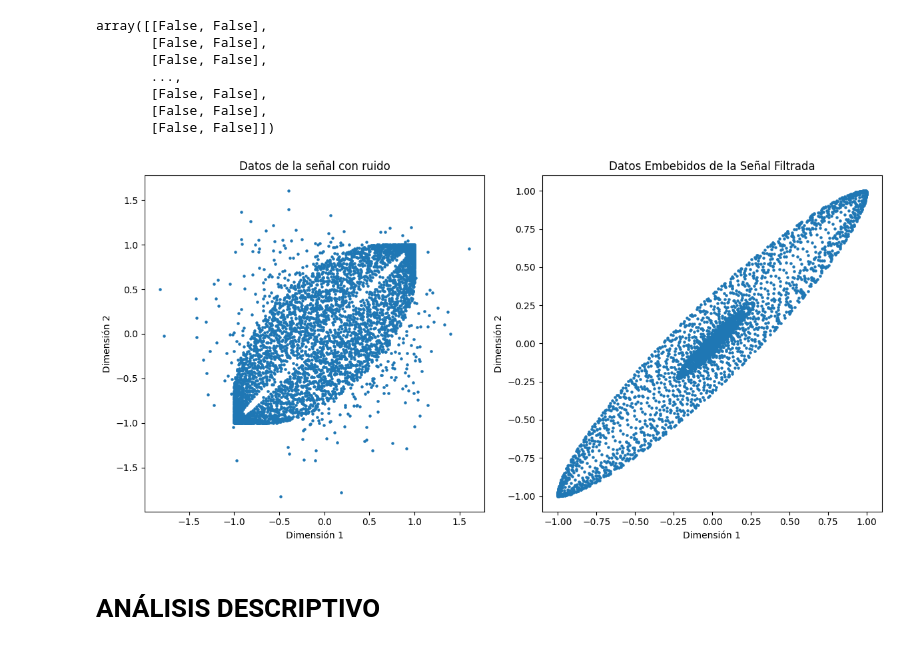
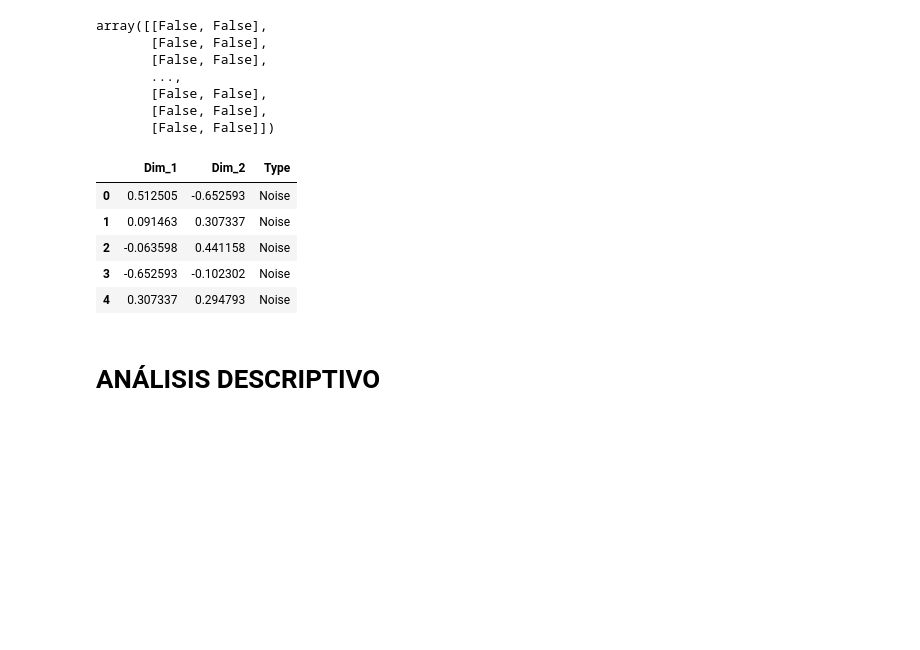
Before and after one commit to IvanAOrtiz/RETO_OndasGravitacionales, a Jupyter notebook: RetoTOPO.ipynb, the cells around one changed output. Saved outputs shown, nothing was run; the diff lists cells and outputs as text; code cells hidden in the pictures; blank space fills up the shorter version.

```diff
--- a/RetoTOPO.ipynb
+++ b/RetoTOPO.ipynb
@@ -164,23 +164,3 @@ array([[False, False],
        [False, False],
        [False, False],
        [False, False]])
-# %%
-# Graficar los datos embebidos del ruido y la señal filtrada por separado
-plt.figure(figsize=(12, 6))
-
-plt.subplot(1, 2, 1)
-plt.scatter(embedded_noise[:, 0], embedded_noise[:, 1], s=5)
-plt.title('Datos de la señal con ruido')
-plt.xlabel('Dimensión 1')
-plt.ylabel('Dimensión 2')
-
-plt.subplot(1, 2, 2)
-plt.scatter(embedded_filtered_signal[:, 0], embedded_filtered_signal[:, 1], s=5)
-plt.title('Datos Embebidos de la Señal Filtrada')
-plt.xlabel('Dimensión 1')
-plt.ylabel('Dimensión 2')
-
-plt.tight_layout()
-plt.show()
-# %% [output]
-[figure, removed]
@@ -187,2 +171,24 @@ plt.show()
+# %%
+import pandas as pd
+import matplotlib.pyplot as plt
+import seaborn as sns
+from scipy.stats import chi2_contingency
+
+# Crear DataFrames para señales embebidas
+df_embedded_noise = pd.DataFrame(embedded_noise, columns=[f'Dim_{i+1}' for i in range(embedded_noise.shape[1])])
+df_embedded_filtered = pd.DataFrame(embedded_filtered_signal, columns=[f'Dim_{i+1}' for i in range(embedded_filtered_signal.shape[1])])
+
+# Añadir etiquetas
+df_embedded_noise['Type'] = 'Noise'
+df_embedded_filtered['Type'] = 'Filtered'
+df_combined = pd.concat([df_embedded_noise, df_embedded_filtered])
+df_combined.head()
+# %% [output]
+|  | Dim_1 | Dim_2 | Type |
+| 0 | 0.512505 | -0.652593 | Noise |
+| 1 | 0.091463 | 0.307337 | Noise |
+| 2 | -0.063598 | 0.441158 | Noise |
+| 3 | -0.652593 | -0.102302 | Noise |
+| 4 | 0.307337 | 0.294793 | Noise |
 # %% [markdown]
 # ANÁLISIS DESCRIPTIVO
```
Also changed, not shown: parts of 12 cells of this notebook.
